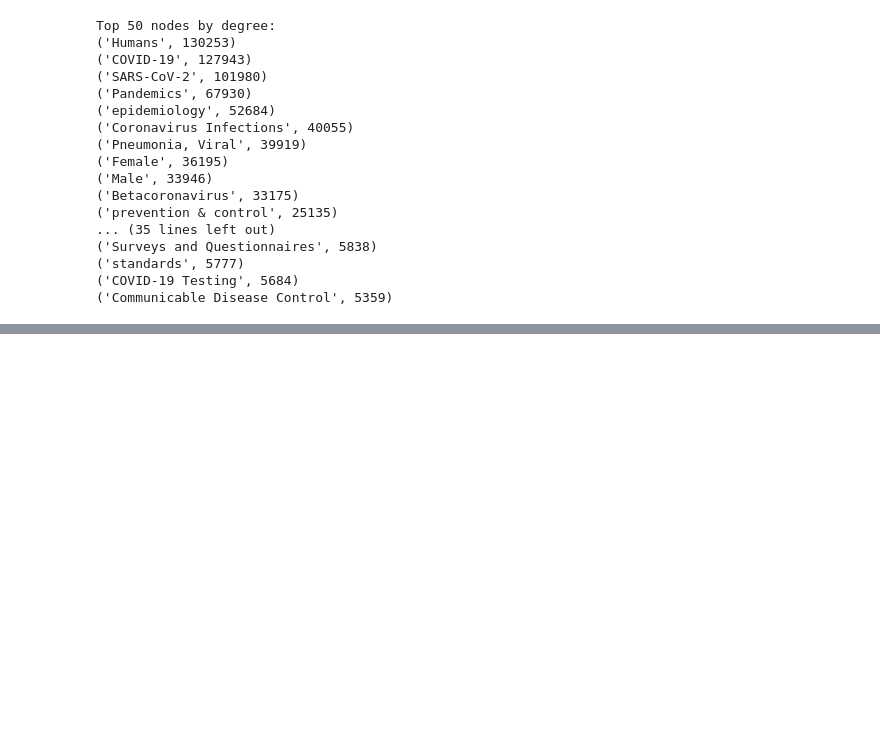
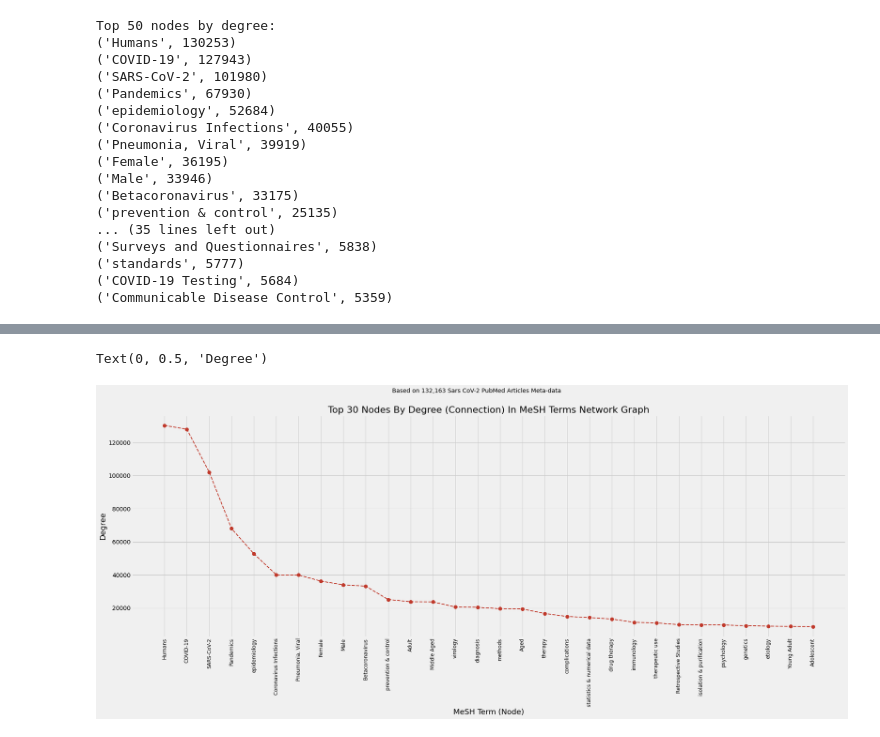
Before and after one commit to akshayonly/twohundredthousand-covid-19-literature, a Jupyter notebook: sars_cov_2_pubmed_mesh_terms_network_analysis_viz.ipynb, the cells around one changed output, grey strips where cells are left out. Drawn from its saved outputs; the diff is of its cells as text; code cells hidden in the pictures; blank space fills up the shorter version.

```diff
--- a/sars_cov_2_pubmed_mesh_terms_network_analysis_viz.ipynb
+++ b/sars_cov_2_pubmed_mesh_terms_network_analysis_viz.ipynb
@@ -221,0 +250,36 @@ plt.plot(mesh_nodes, degrees)
+# %%
+top = 30
+top_nodes = sorted_degree[:top]
+
+mesh_nodes = list()
+degrees = list()
+
+for mesh_node, degree in top_nodes:
+  mesh_nodes.append(mesh_node)
+  degrees.append(degree)
+
+plt.style.use('fivethirtyeight')
+
+title_ = f"Top {top} Nodes By Degree (Connection) In MeSH Terms Network Graph"
+
+plt.rcParams['figure.figsize'] = [27, 9]
+
+plt.xticks(rotation=90)
+
+plt.plot(mesh_nodes, degrees, color='#c0392b',
+         marker='o', linestyle='dashed',
+         linewidth=2, markersize=8)
+
+plt.suptitle("Based on 132,163 Sars CoV-2 PubMed Articles Meta-data",
+             fontsize=14)
+
+plt.title(title_, fontsize=22)
+
+plt.xticks(fontsize=12)
+
+plt.xlabel('MeSH Term (Node)', fontsize=18)
+
+plt.ylabel('Degree', fontsize=18)
+# %% [output]
+Text(0, 0.5, 'Degree')
+[figure, added]
```
Also changed, not shown: parts of 15 cells of this notebook.
